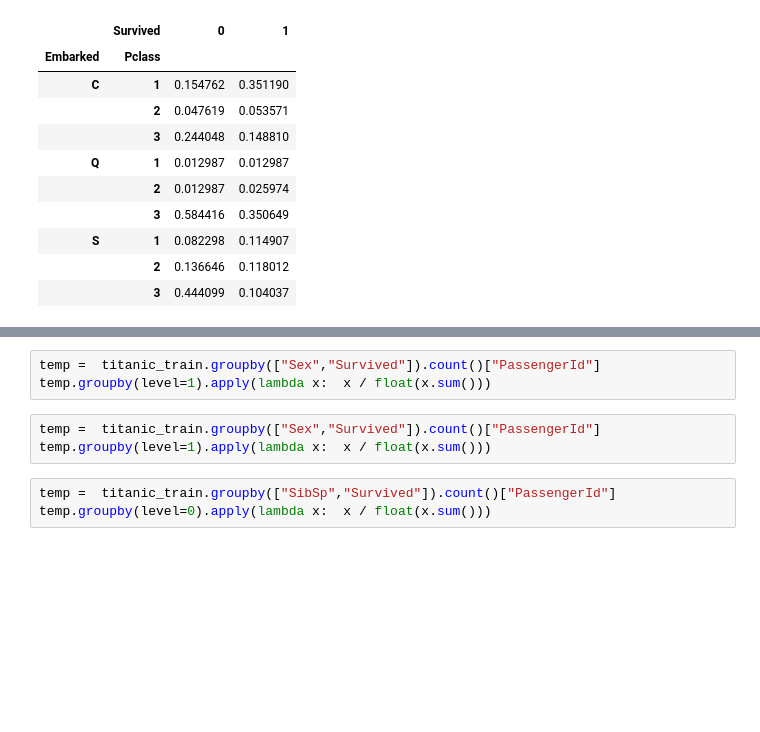
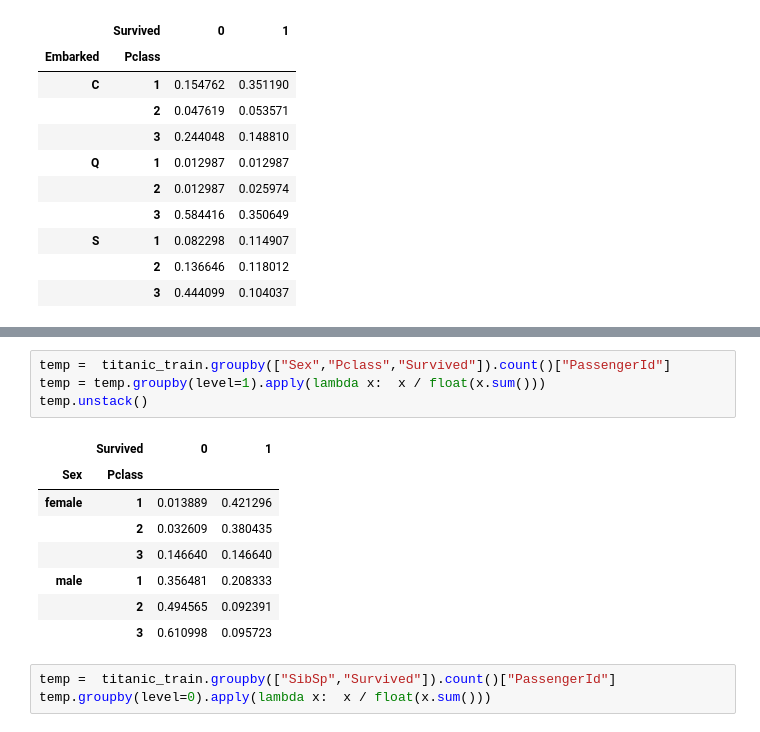
Before and after one commit to patRyserWelch8/KaggleTitanic, a Jupyter notebook: titanic.ipynb, the cells around one changed output, grey strips where cells are left out. Saved outputs shown, nothing was run; the diff lists cells and outputs as text; blank space fills up the shorter version.

```diff
--- a/titanic.ipynb
+++ b/titanic.ipynb
@@ -272,9 +293,16 @@ temp.unstack()
 # %%
-temp =  titanic_train.groupby(["Sex","Survived"]).count()["PassengerId"]
-temp.groupby(level=1).apply(lambda x:  x / float(x.sum()))
+temp =  titanic_train.groupby(["Sex","Pclass","Survived"]).count()["PassengerId"]
+temp = temp.groupby(level=1).apply(lambda x:  x / float(x.sum()))
+temp.unstack()
+# %% [output]
+|  | Survived | 0 | 1 |
+| Sex | Pclass |  |  |
+| female | 1 | 0.013889 | 0.421296 |
+|  | 2 | 0.032609 | 0.380435 |
+|  | 3 | 0.146640 | 0.146640 |
+| male | 1 | 0.356481 | 0.208333 |
+|  | 2 | 0.494565 | 0.092391 |
+|  | 3 | 0.610998 | 0.095723 |
-# %%
-temp =  titanic_train.groupby(["Sex","Survived"]).count()["PassengerId"]
-temp.groupby(level=1).apply(lambda x:  x / float(x.sum()))
 # %%
 temp =  titanic_train.groupby(["SibSp","Survived"]).count()["PassengerId"]
 temp.groupby(level=0).apply(lambda x:  x / float(x.sum()))
```
Also changed, not shown: parts of 5 cells of this notebook.
